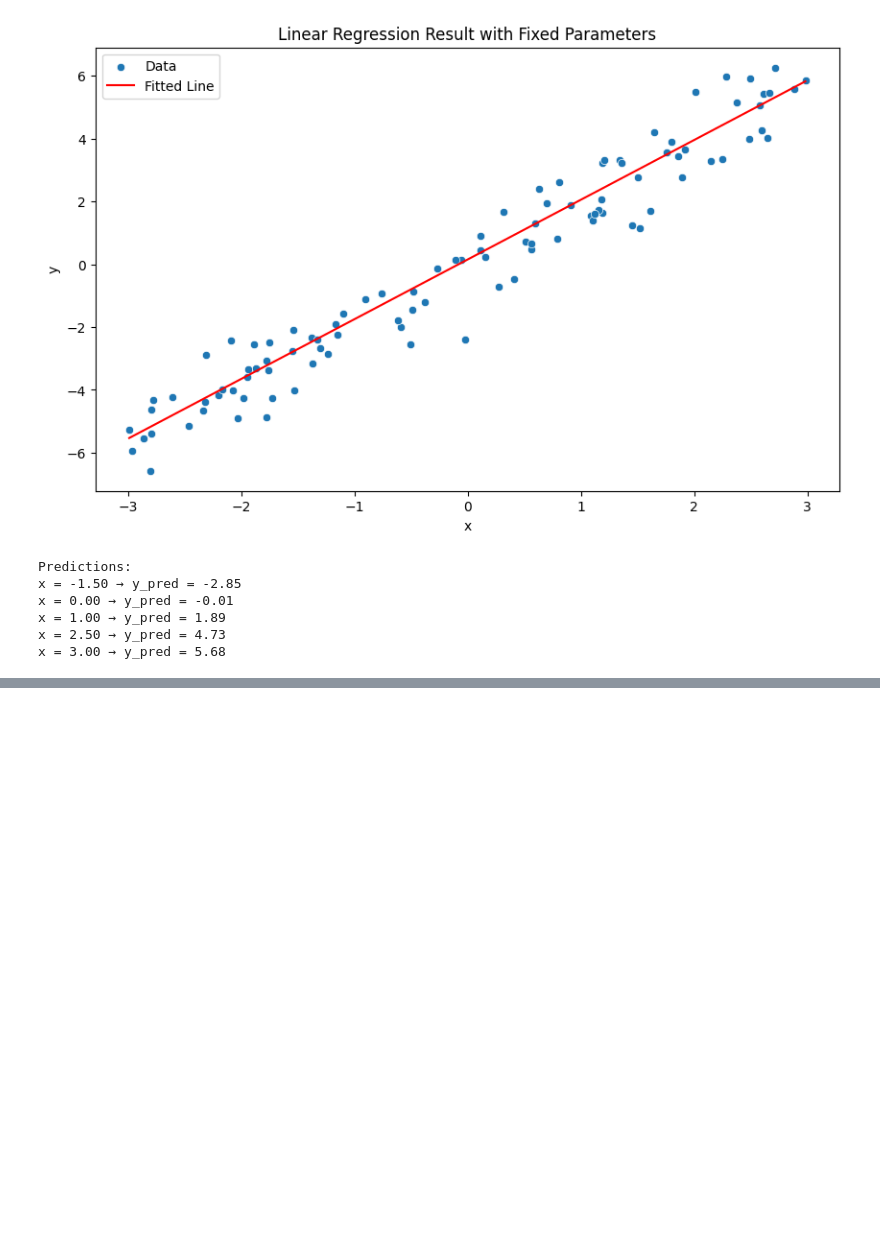
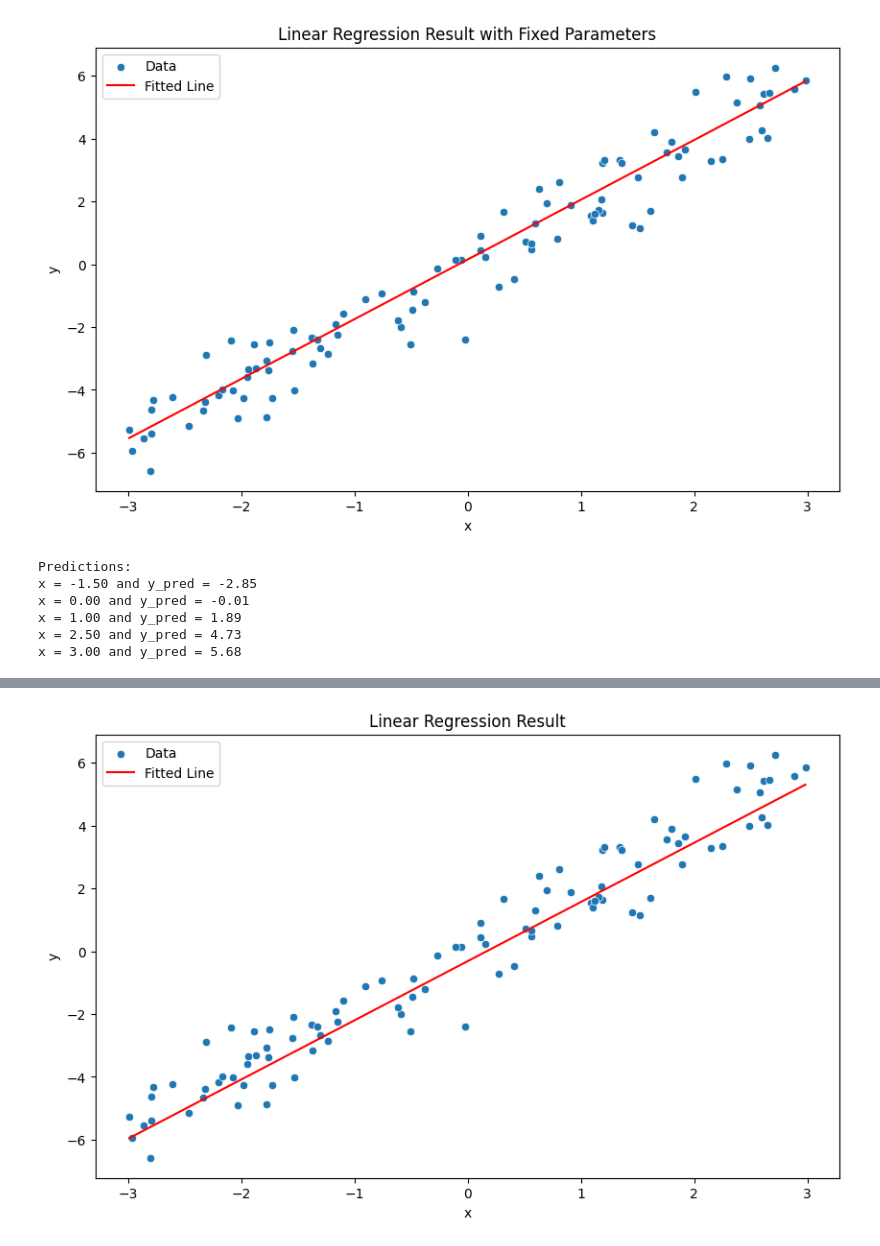
Before and after one commit to k17hawk/ml_scratch_pytorch, a Jupyter notebook: linear_regression.ipynb, the cells around one changed output, grey strips where cells are left out. Saved outputs shown, nothing was run; the diff lists cells and outputs as text; code cells hidden in the pictures; blank space fills up the shorter version.

Commit message:
linear regression also using torch

```diff
--- a/linear_regression.ipynb
+++ b/linear_regression.ipynb
@@ -234,11 +232,55 @@ predictions = best_m * new_x + best_c
 
 print("Predictions:")
 for x, y_pred in zip(new_x, predictions):
-    print(f"x = {x.item():.2f} → y_pred = {y_pred.item():.2f}")
+    print(f"x = {x.item():.2f} and y_pred = {y_pred.item():.2f}")
 # %% [output]
 Predictions:
-x = -1.50 → y_pred = -2.85
-x = 0.00 → y_pred = -0.01
-x = 1.00 → y_pred = 1.89
-x = 2.50 → y_pred = 4.73
-x = 3.00 → y_pred = 5.68
+x = -1.50 and y_pred = -2.85
+x = 0.00 and y_pred = -0.01
+x = 1.00 and y_pred = 1.89
+x = 2.50 and y_pred = 4.73
+x = 3.00 and y_pred = 5.68
+# %%
+
+#lets assign initial values for m and c
+m = torch.randn(1, requires_grad=True)
+c = torch.randn(1, requires_grad=True)
+
+Y_pred = m * x_rand + c
+#mean squared error
+loss = ((Y_pred - y_rand)**2).mean()
+print(f'Initial loss: {loss.item()}')
+#Verifies that backpropagation is working correctly before starting the training loop
+loss.backward()
+print(f'Gradient of m: {m.grad.item()}')
+print(f'Gradient of c: {c.grad.item()}')
+#lets update m and c using the gradients
+learning_rate = 0.01
+epochs = 100
+for epoch in range(epochs):
+    #forward pass
+    Y_pred = m * x_rand + c
+    #calculate loss
+    loss = ((Y_pred - y_rand)**2).mean()
+    #backward pass
+    loss.backward()
+    #update m and c
+    with torch.no_grad():
+        m -= learning_rate * m.grad
+        c -= learning_rate * c.grad
+
+    #zero the gradients
+    m.grad.zero_()
+    c.grad.zero_()
+    if epoch % 10 == 0:
+        print(f'Epoch {epoch}, Loss: {loss.item()}, m: {m.item()}, c: {c.item()}')
+#plot the results
+plt.figure(figsize=(10,6))
+sns.scatterplot(x=x_rand.squeeze().numpy(), y=y_rand.squeeze().numpy(), label='Data')
+sns.lineplot(x=x_rand.squeeze().numpy(), y=(m*x_rand + c).squeeze().detach().numpy(), color='red', label='Fitted Line')
+plt.title('Linear Regression Result')
+plt.xlabel('x')
+plt.ylabel('y')
+plt.legend()
+plt.show()
+# %% [output]
@@ -244,0 +300 @@ x = 3.00 → y_pred = 5.68
+[figure, added]
```
Also changed, not shown: parts of 2 cells of this notebook, 1 other file.
